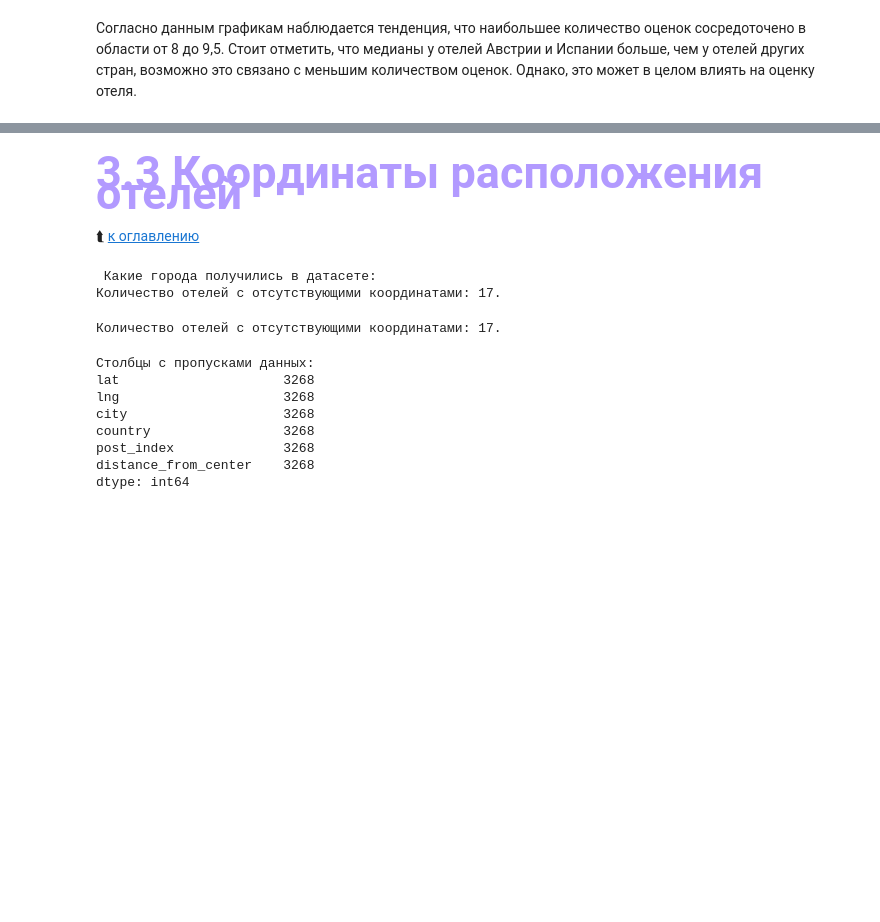
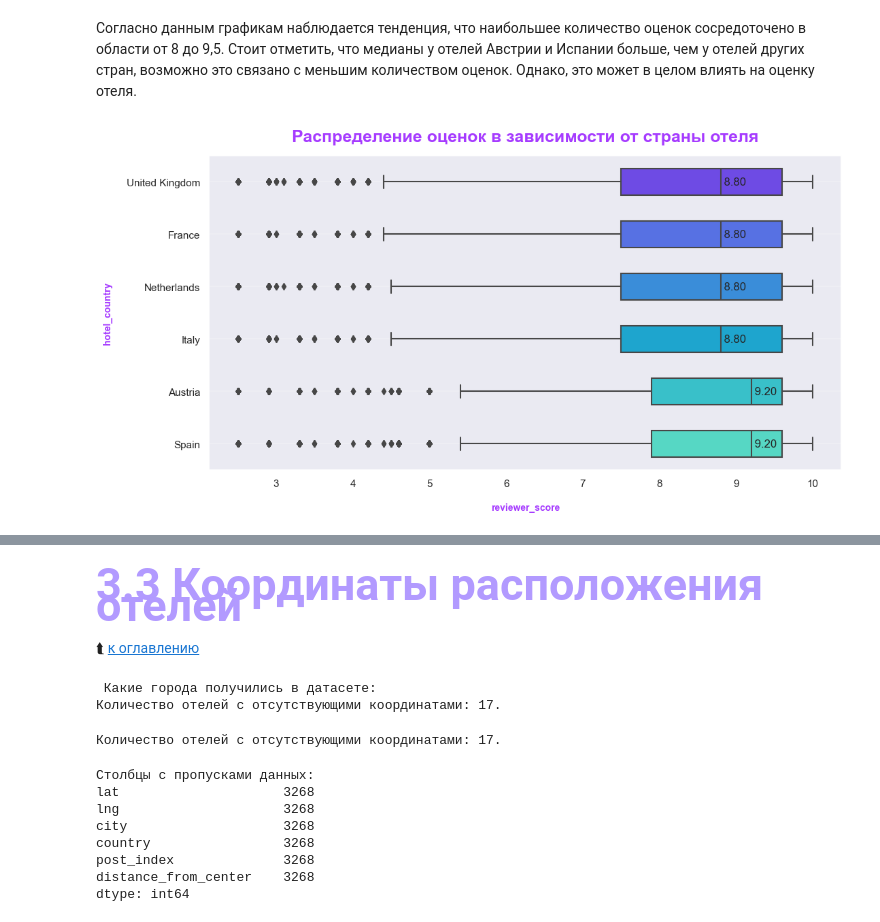
Before and after one commit to Wladeemer/SF_DSPR-111-PROJECT-3-EDA_Feature_Engineering_Kaggle, a Jupyter notebook: Booking_reviews.ipynb, the cells around one changed output, grey strips where cells are left out. Cells and saved outputs as stored; diff of their text form; code cells hidden in the pictures; blank space fills up the shorter version.

```diff
--- a/Booking_reviews.ipynb
+++ b/Booking_reviews.ipynb
@@ -860,5 +859,43 @@ boxplot.grid()
 # %% [markdown]
 Согласно данным графикам наблюдается тенденция, что наибольшее количество оценок сосредоточено в области от 8 до 9,5. Стоит отметить, что медианы у отелей Австрии и Испании больше, чем у отелей других стран, возможно это связано с меньшим количеством оценок. Однако, это может в целом влиять на оценку отеля.
+# %%
+import matplotlib.pyplot as plt
+import seaborn as sns
+
+fig = plt.figure(figsize=(12, 6))
+
+# Фильтруем данные для выборки 'sample' == 1
+data_sample_1 = data[data['sample'] == 1]
+
+boxplot = sns.boxplot(
+    data=data_sample_1,
+    y='hotel_country',
+    x='reviewer_score',
+    orient='h',
+    width=0.5
+)
+
+# Вычисляем медианные значения для каждой страны
+medians = data_sample_1.groupby('hotel_country')['reviewer_score'].median()
+
+# Вставляем медианные значения на график с двумя знаками после запятой
+for tick, label in enumerate(boxplot.get_yticklabels()):
+    country = label.get_text()
+    median_value = medians.get(country)
+    boxplot.text(median_value, tick, f" {median_value:.2f}", verticalalignment='center')
+
+boxplot.set_title('Распределение оценок в зависимости от страны отеля', fontsize=18, pad=15,
+               fontdict={'color': '#a63bff', 'fontweight': 600})
+boxplot.set_xlabel('reviewer_score', fontsize=10, labelpad=15,
+               fontdict={'color': '#a63bff', 'fontweight': 600})
+boxplot.set_ylabel('hotel_country', fontsize=10, labelpad=15,
+               fontdict={'color': '#a63bff', 'fontweight': 600})
+
+boxplot.grid()
+
+plt.show()
+# %% [output]
+[figure, added]
 # %%
 data.sample(3)
 # %% [output]
```
Also changed, not shown: parts of 8 cells of this notebook.
